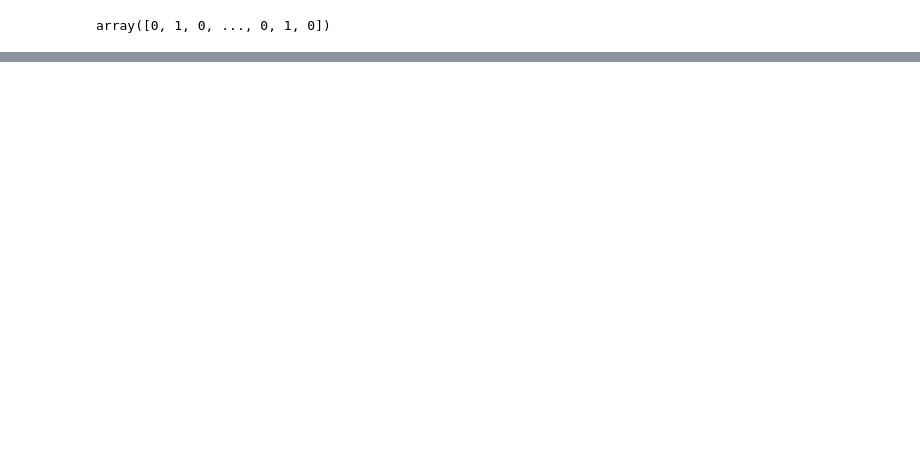
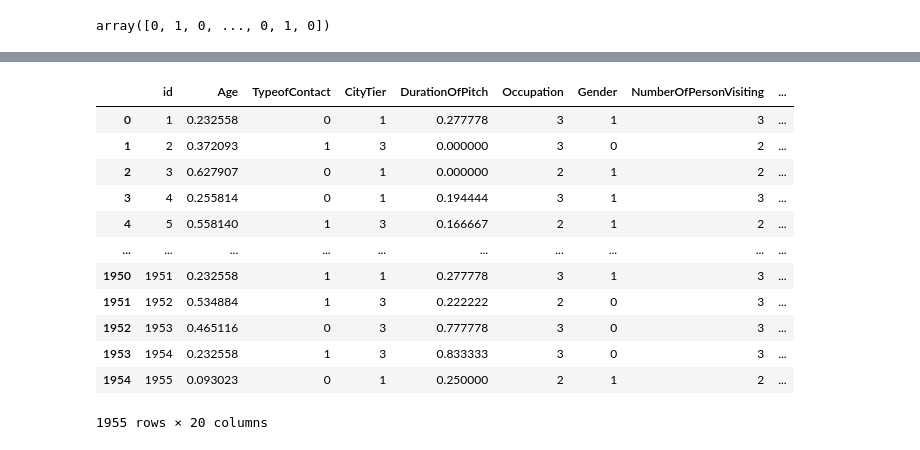
Before and after one commit to T-aggle/Dacon-basic-Study, a Jupyter notebook: jiyeon/여행상품경진대회/데이콘_Basic_여행_상품_신청_여부_예측_경진대회.ipynb, the cells around one changed output, grey strips where cells are left out. Saved outputs shown, nothing was run; the diff lists cells and outputs as text; code cells hidden in the pictures; blank space fills up the shorter version.

```diff
--- a/jiyeon/여행상품경진대회/데이콘_Basic_여행_상품_신청_여부_예측_경진대회.ipynb
+++ b/jiyeon/여행상품경진대회/데이콘_Basic_여행_상품_신청_여부_예측_경진대회.ipynb
@@ -256,0 +339,29 @@ ValueError: ignored
+# %%
+# MinMaxScaler를 준비해줍니다.
+from sklearn.preprocessing import MinMaxScaler
+scaler = MinMaxScaler()
+
+train_scale = train_enc.copy()
+
+# MinMaxScaler는 학습하는 과정을 필요로 합니다.
+scaler.fit(train_scale[['Age', 'DurationOfPitch', 'MonthlyIncome']])
+
+# 학습된 scaler를 사용하여 변환해줍니다.
+train_scale[['Age', 'DurationOfPitch', 'MonthlyIncome']] = scaler.transform(train_scale[['Age', 'DurationOfPitch', 'MonthlyIncome']])
+
+# 결과를 확인합니다.
+train_scale
+# %% [output]
+|  | id | Age | TypeofContact | CityTier | DurationOfPitch | Occupation | Gender | NumberOfPersonVisiting | ... |
+| 0 | 1 | 0.232558 | 0 | 1 | 0.277778 | 3 | 1 | 3 | ... |
+| 1 | 2 | 0.372093 | 1 | 3 | 0.000000 | 3 | 0 | 2 | ... |
+| 2 | 3 | 0.627907 | 0 | 1 | 0.000000 | 2 | 1 | 2 | ... |
+| 3 | 4 | 0.255814 | 0 | 1 | 0.194444 | 3 | 1 | 3 | ... |
+| 4 | 5 | 0.558140 | 1 | 3 | 0.166667 | 2 | 1 | 2 | ... |
+| ... | ... | ... | ... | ... | ... | ... | ... | ... | ... |
+| 1950 | 1951 | 0.232558 | 1 | 1 | 0.277778 | 3 | 1 | 3 | ... |
+| 1951 | 1952 | 0.534884 | 1 | 3 | 0.222222 | 2 | 0 | 3 | ... |
+| 1952 | 1953 | 0.465116 | 0 | 3 | 0.777778 | 3 | 0 | 3 | ... |
+| 1953 | 1954 | 0.232558 | 1 | 3 | 0.833333 | 3 | 0 | 3 | ... |
+| 1954 | 1955 | 0.093023 | 0 | 1 | 0.250000 | 2 | 1 | 2 | ... |
+1955 rows × 20 columns
```
Also changed, not shown: parts of 34 cells of this notebook.
